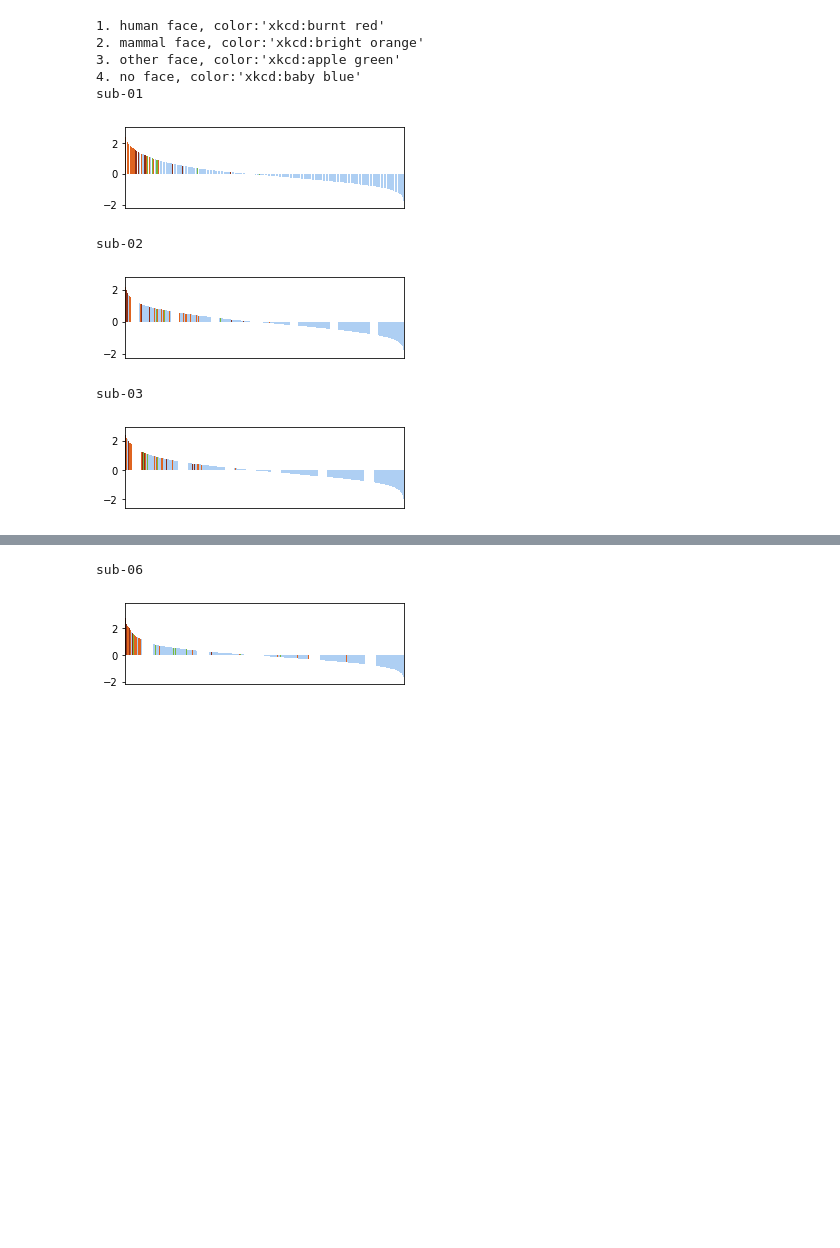
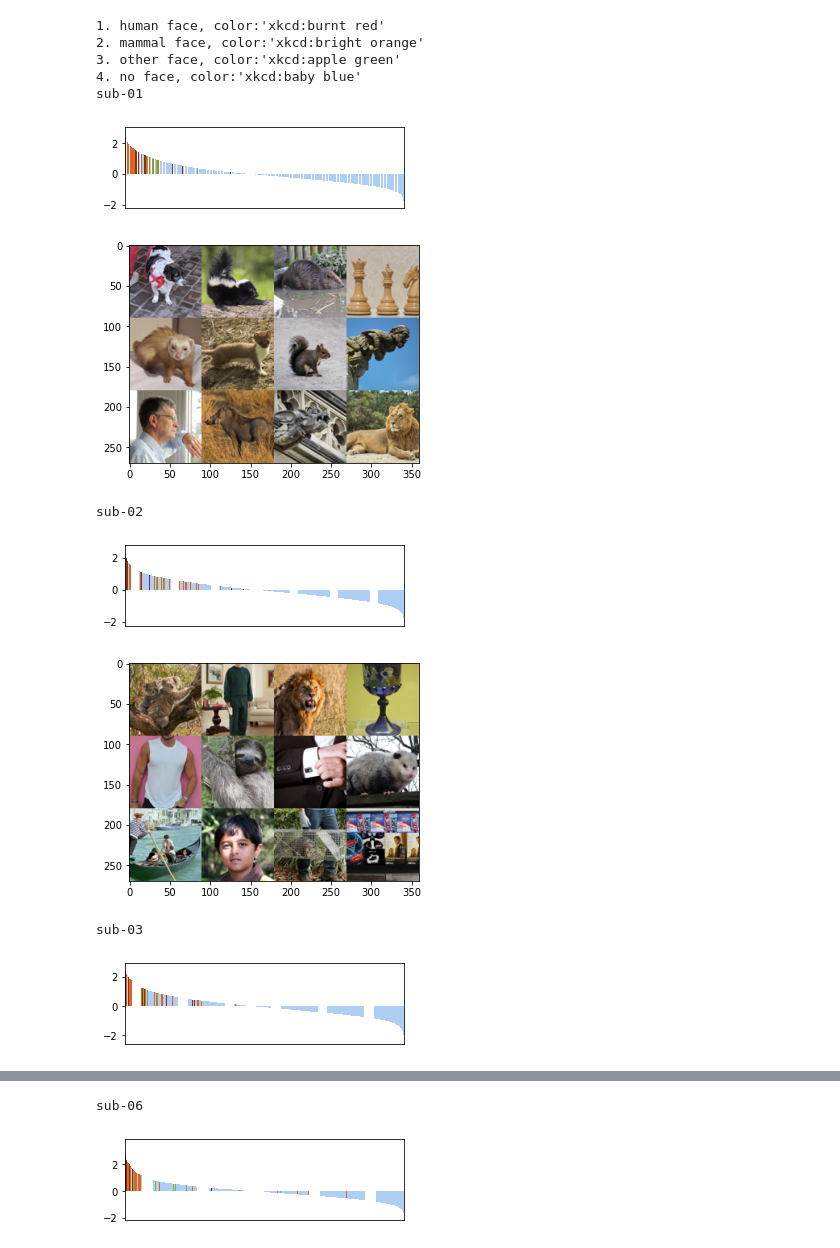
Before and after one commit to courtois-neuromod/cneuromod-things, a Jupyter notebook: datapaper/notebooks/beta_ranking.ipynb, the cells around one changed output, grey strips where cells are left out. Saved outputs shown, nothing was run; the diff lists cells and outputs as text; code cells hidden in the pictures; blank space fills up the shorter version.

Commit message:
beta ranking figures

```diff
--- a/datapaper/notebooks/beta_ranking.ipynb
+++ b/datapaper/notebooks/beta_ranking.ipynb
@@ -319,34 +330,69 @@ for s in ['01', '02', '03', '06']:
 
     sns.barplot(
         data=df_annotations,
         x='rank',
         y='betas',
         hue=hue,
         palette=palette,
         dodge=False,
     )
 
     plt.xticks(ticks=[])
     plt.ylabel('')
     plt.xlabel('')
 
     plt.legend().remove()
 
     if save_fig:
         Path(f"{fig_save_path}/b_rankings").mkdir(parents=True, exist_ok=True)
         rname = roi.split('_')[-1]
         plt.savefig(f'{fig_save_path}/b_rankings/sub-{s}_{rname}_{hue_choice}_{nvox}_{desc}_bRank.png', dpi=1000)
 
     print(f"sub-{s}")
     plt.show()
+
+
+    num_pics = 12
+    pic_list = [imgIdx[x] for x in betas_idx[:num_pics].tolist()]
+
+    tile_size = (900, 900) if save_fig else (90, 90)
+    mosaic_size = (3600, 2700) if save_fig else (360, 270)
+    width = 4
+    height = 3
+
+    tiles = [
+        Image.open(
+            f"{stimuli_path}/{x.split('_0')[0]}/{x}.jpg"
+        ).resize(tile_size) for x in pic_list
+    ]
+
+    mosaic = Image.new('RGB', mosaic_size)
+    pic_idx = 0
+
+    for i in range(width):
+        for j in range(height):
+            if pic_idx < num_pics:
+                x, y = i*tile_size[0], j*tile_size[1]
+                mosaic.paste(tiles[pic_idx], (x, y))
+                pic_idx += 1
+
+    if save_fig:
+        rname = roi.split('_')[-1]
+        mosaic.save(
+            f'{fig_save_path}/b_rankings/sub-{s}_{rname}_{nvox}_{desc}_moisaic.jpg'
+        )
+    imshow(mosaic)
+    plt.show()
 # %% [output]
 1. human face, color:'xkcd:burnt red'
 2. mammal face, color:'xkcd:bright orange'
 3. other face, color:'xkcd:apple green'
 4. no face, color:'xkcd:baby blue'
 sub-01
 [figure]
+[figure, new version]
 sub-02
-[figure, old version]
+[figure, new version]
+[figure, new version]
 sub-03
-[figure, old version]
+[figure, added]
@@ -353,2 +400,2 @@ sub-03
 sub-06
-[figure, old version]
+[figure, added]
```
Also changed, not shown: parts of 6 cells of this notebook, 3 other files.
